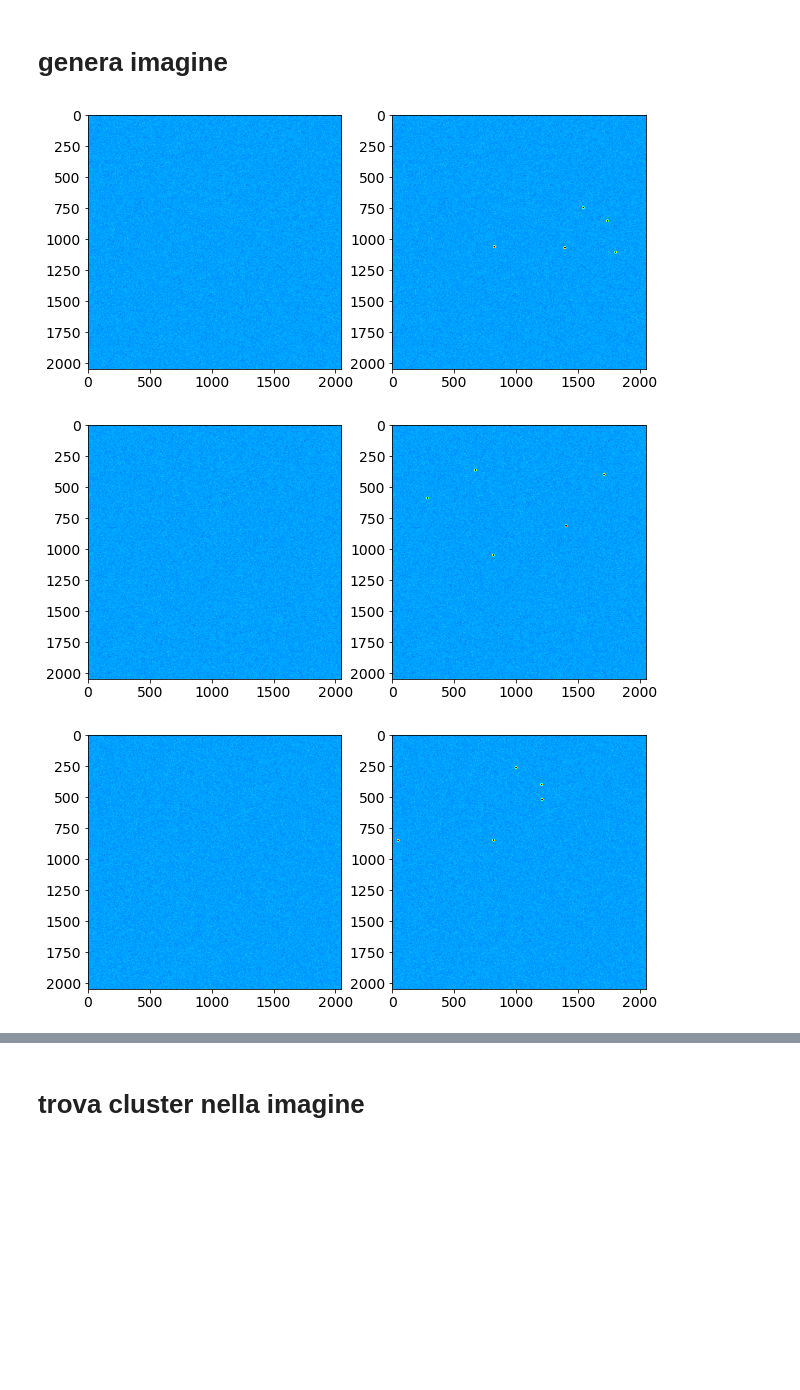
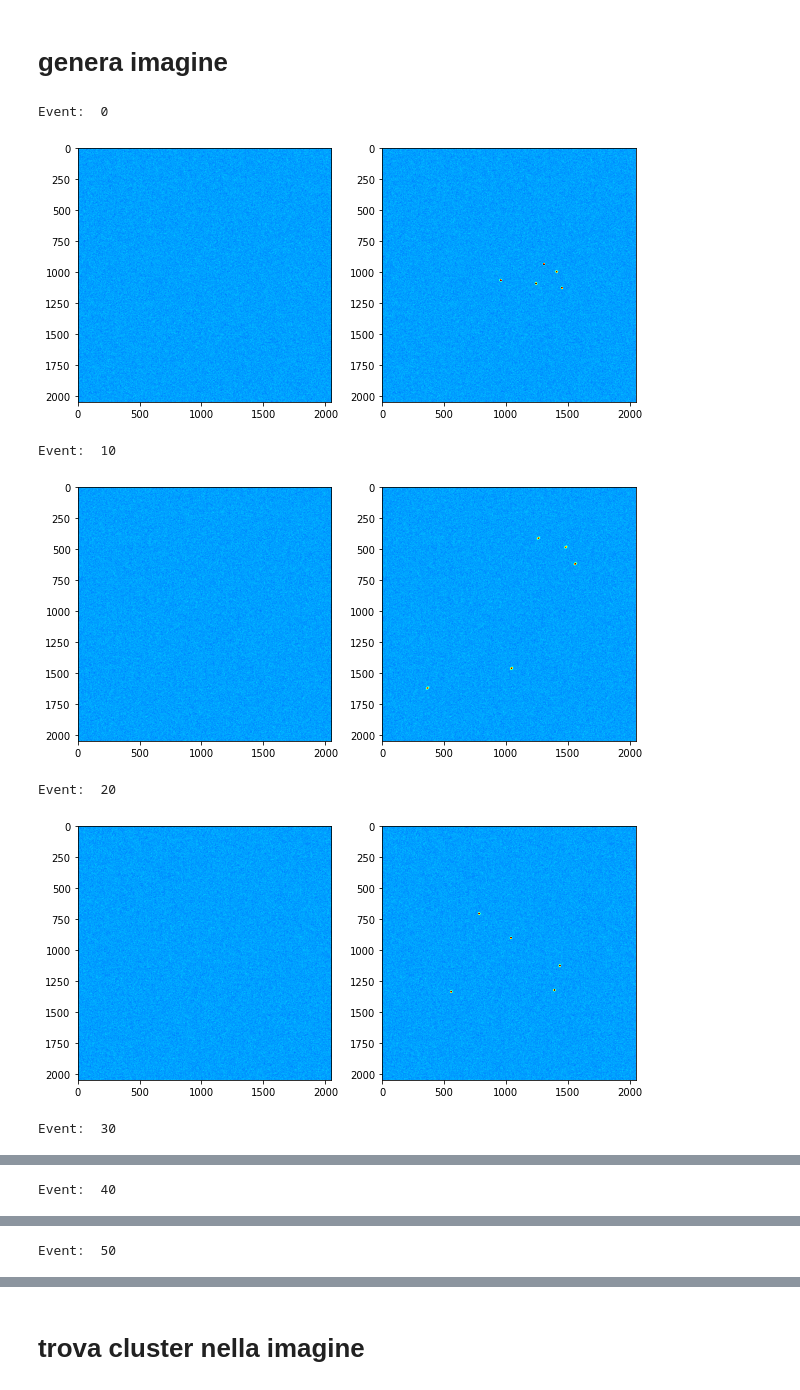
Before and after one commit to gmazzitelli/studenti, a Jupyter notebook: simulate_imege.ipynb, the cells around one changed output, grey strips where cells are left out. Cells and saved outputs as stored; diff of their text form; code cells hidden in the pictures; blank space fills up the shorter version.

```diff
--- a/simulate_imege.ipynb
+++ b/simulate_imege.ipynb
@@ -76,52 +76,59 @@ doplot=False
 m_image       = 99.5
 s_imege       = 3.8
 xy_sigma      = 4.0
-generazioni   = 300
+generazioni   = 100
 di = pd.DataFrame(columns = ["iTr", "image"])
 ds = pd.DataFrame(columns = ["iTr", "photons"])
 for iTr in range(generazioni):
 
   noise = np.random.rand(x_resolution,y_resolution)*s_imege + m_image
   sim_imege = np.copy(noise)
-  if doplot:
-    fig, ax = plt.subplots(1,2, figsize=(10,5))
-    ax[0].imshow(noise, cmap="jet" , vmin=98,vmax=110)
   #
   photons = 3000 # definisce i fotoni per spot (per ora fissa andrebbe fata fluttuare con una gaussiana - polya)
   spot    = 5    # numero di spot nell'imagine anche questi andrebbeo genrati con una distribuzione dischreta attorno ad un certo valore
   #
   # n_features   = 3 crea un blob tridimesionale in un box center_box=(0, x_resolution)
   # random_state = seed per la simulazone
   #
-  blobs_points, blobs_labels = make_blobs(n_samples=photons*spot, centers=spot, cluster_std = xy_sigma,
-                                          n_features=3, random_state=iTr, center_box=(0, x_resolution-100))
+  border = 500
+  blobs_points, blobs_labels = make_blobs(n_samples=photons*spot, centers=spot, cluster_std = [xy_sigma,xy_sigma,xy_sigma,xy_sigma,xy_sigma],
+                                          n_features=3, random_state=iTr, center_box=(border, x_resolution-border))
   #
+  d = np.random.uniform(low=-0.3, high=.3, size=1)
+  transformation = [[1/(1-d), -d, 0 ], [-d, 1/(1-d), 0], [0, 0, 1]]
+  blobs_points = np.dot(blobs_points, transformation)
   for k in range(spot):
     intensity = blobs_points[:, 2][blobs_labels==k]
     blobs_points[:, 2][blobs_labels==k]=(intensity-intensity.mean())/intensity.std()
     # si puo' solo sommare mai sottrarre al rumore
     blobs_points[:, 2][blobs_labels==k]=blobs_points[:, 2][blobs_labels==k]+abs(blobs_points[:, 2][blobs_labels==k].min())
     ph = blobs_points[:, 2][blobs_labels==k].sum()/xy_sigma # patch messa per la generazine perche' make blobs genera con
                                                             # della sigma fisse (o va scoperto come si fa)
     ds = ds.append({"iTr":iTr, "blobs_points":k, "photons":ph}, ignore_index=True)
 
   for j in range(len(blobs_points)):
     x = int(blobs_points[j][0])
     y = int(blobs_points[j][1])
     z = int(blobs_points[j][2])/xy_sigma # patch messa per la generazine perche' make blobs genera con
                                          # della sigma fisse (o va scoperto come si fa)
     sim_imege[x,y] += z
     # print(x,y,z, noise[x,y],  sim_imege[x,y])
 
 
   #ax[1].scatter(blobs_points[:, 1], blobs_points[:, 0], c=blobs_labels)
-  if doplot:
+
+  if doplot or iTr % 10 == 0:
+    print ('Event: ', iTr)
+    fig, ax = plt.subplots(1,2, figsize=(10,5))
+    ax[0].imshow(noise, cmap="jet" , vmin=98,vmax=110)
     ax[1].imshow(sim_imege, cmap="jet" , vmin=98,vmax=110)
-
-  if doplot:
     plt.show()
   di = di.append({"iTr":iTr, "image":sim_imege}, ignore_index=True)
 # %% [output]
+Event:  0
-[figure, old version]
+[figure, new version]
+Event:  10
-[figure, old version]
+[figure, new version]
+Event:  20
-[figure, old version]
+[figure, new version]
+Event:  30
@@ -127,0 +136 @@ for iTr in range(generazioni):
+Event:  40
@@ -127,0 +138 @@ for iTr in range(generazioni):
+Event:  50
```
Also changed, not shown: parts of 19 cells of this notebook.
